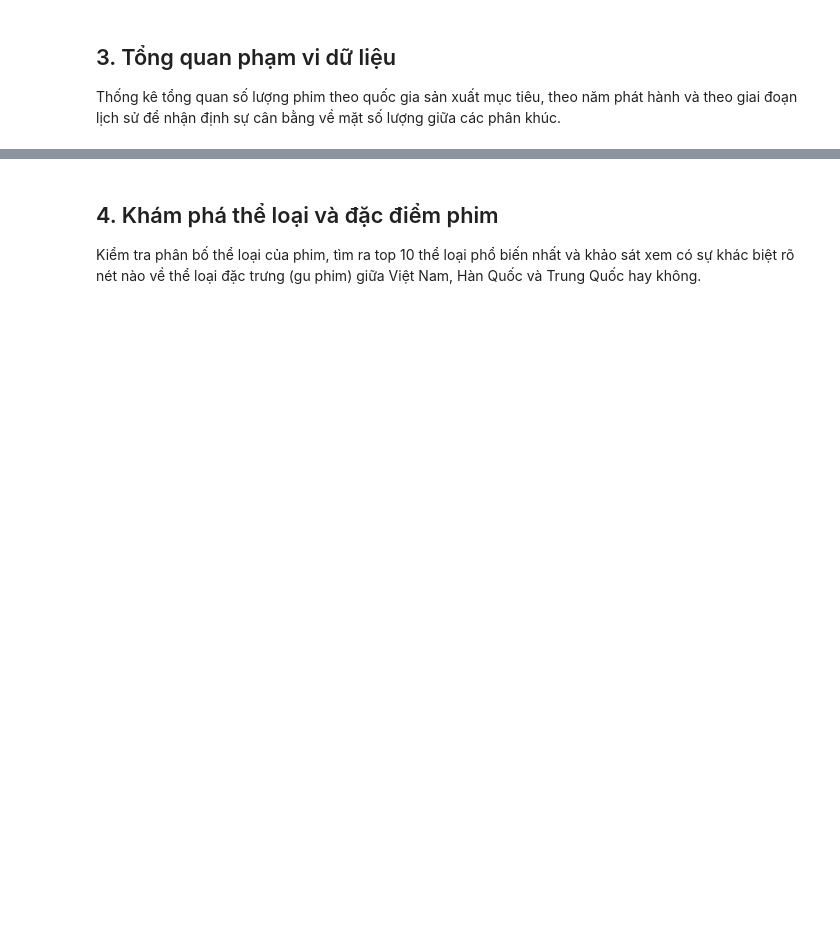
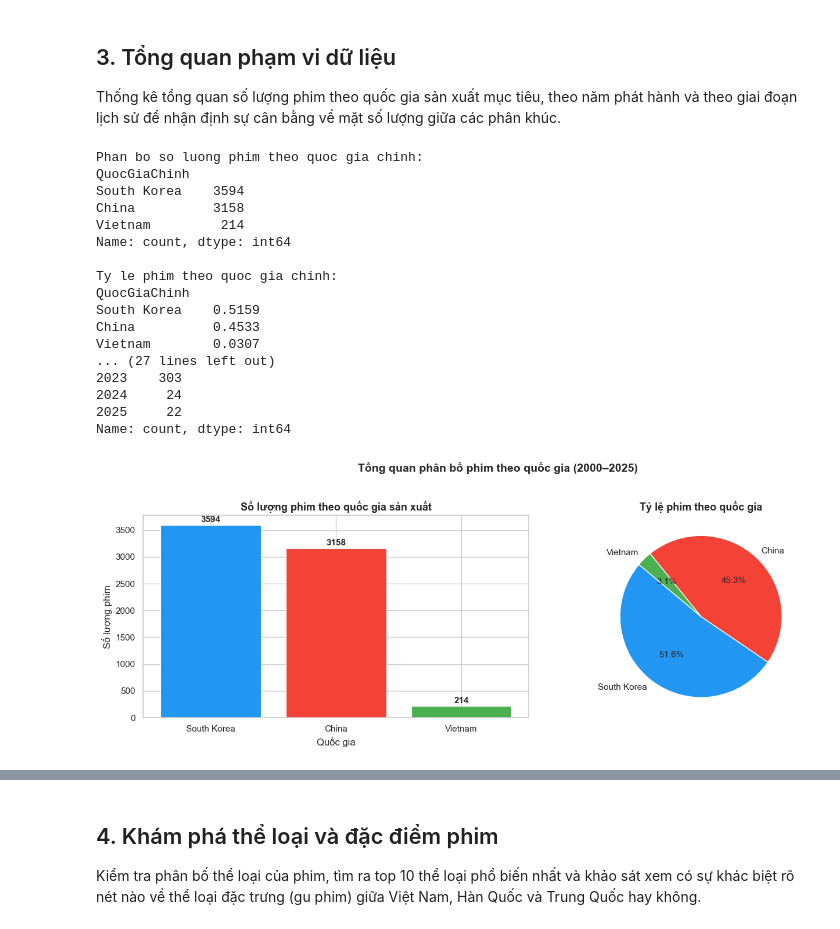
Before and after one commit to TrucHang676/Lab03-TMDB-PowerBI, a Jupyter notebook: notebooks/eda.ipynb, the cells around one changed output, grey strips where cells are left out. Saved outputs shown, nothing was run; the diff lists cells and outputs as text; code cells hidden in the pictures; blank space fills up the shorter version.

```diff
--- a/notebooks/eda.ipynb
+++ b/notebooks/eda.ipynb
@@ -112,0 +202,52 @@ print(df_clean["NamPhatHanh"].value_counts().sort_index())
+# %%
+# Thong ke so luong phim theo quoc gia chinh (primary)
+print("Phan bo so luong phim theo quoc gia chinh:")
+qg_counts = df_clean["QuocGiaChinh"].value_counts()
+print(qg_counts)
+print("\nTy le phim theo quoc gia chinh:")
+print(df_clean["QuocGiaChinh"].value_counts(normalize=True).round(4))
+
+# Thong ke so phim theo nam
+print("\nSo luong phim theo nam phat hanh:")
+year_counts = df_clean["NamPhatHanh"].value_counts().sort_index()
+print(year_counts)
+
+# Bieu do 1: Bar + Pie theo quoc gia
+fig, axes = plt.subplots(1, 2, figsize=(14, 5))
+colors_qg = ["#2196F3", "#F44336", "#4CAF50"]
+
+axes[0].bar(qg_counts.index, qg_counts.values, color=colors_qg, edgecolor="white", linewidth=0.8)
+axes[0].set_title("Số lượng phim theo quốc gia sản xuất", fontsize=13, fontweight="bold")
+axes[0].set_xlabel("Quốc gia")
+axes[0].set_ylabel("Số lượng phim")
+for bar, val in zip(axes[0].patches, qg_counts.values):
+    axes[0].text(bar.get_x() + bar.get_width()/2, bar.get_height() + 20, str(val),
+                 ha="center", va="bottom", fontweight="bold", fontsize=11)
+
+axes[1].pie(qg_counts.values, labels=qg_counts.index, autopct="%1.1f%%",
+            colors=colors_qg, startangle=140, textprops={"fontsize": 11})
+axes[1].set_title("Tỷ lệ phim theo quốc gia", fontsize=13, fontweight="bold")
+
+plt.suptitle("Tổng quan phân bố phim theo quốc gia (2000–2025)", fontsize=14, fontweight="bold", y=1.02)
+plt.tight_layout()
+plt.savefig("bieu_do_01_phan_bo_quoc_gia.png", dpi=120, bbox_inches="tight")
+plt.show()
+# %% [output]
+Phan bo so luong phim theo quoc gia chinh:
+QuocGiaChinh
+South Korea    3594
+China          3158
+Vietnam         214
+Name: count, dtype: int64
+
+Ty le phim theo quoc gia chinh:
+QuocGiaChinh
+South Korea    0.5159
+China          0.4533
+Vietnam        0.0307
+... (27 lines left out)
+2023    303
+2024     24
+2025     22
+Name: count, dtype: int64
+[figure, added]
```
Also changed, not shown: parts of 16 cells of this notebook.
